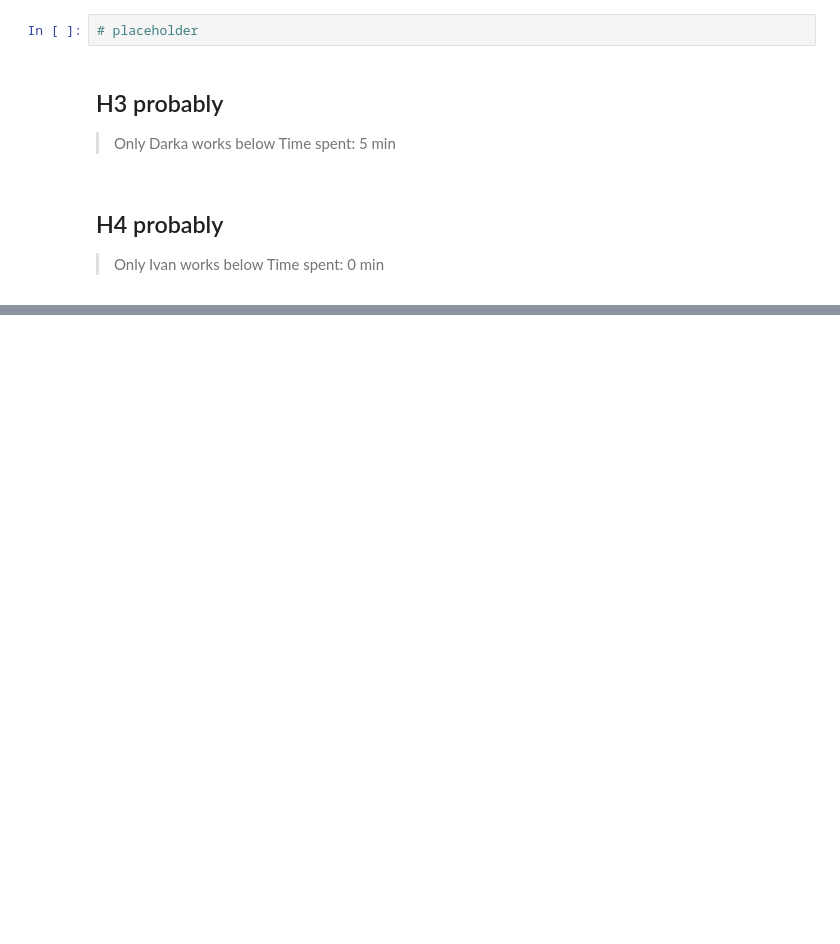
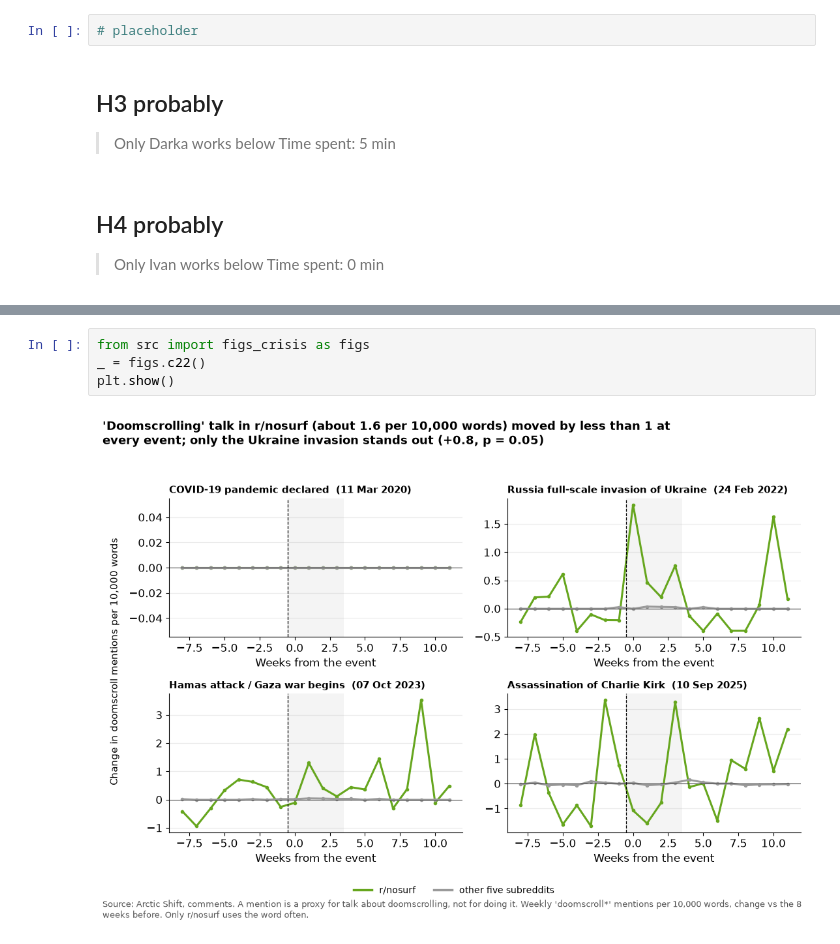
Before and after one commit to DanyloBeha/css-brainrot, a Jupyter notebook: exploratory-data-analysis/eda.ipynb, the cells around one changed output, grey strips where cells are left out. Saved outputs shown, nothing was run; the diff lists cells and outputs as text; blank space fills up the shorter version.

```diff
--- a/exploratory-data-analysis/eda.ipynb
+++ b/exploratory-data-analysis/eda.ipynb
@@ -44,0 +161,6 @@ Time spent: 0 min
+# %%
+from src import figs_crisis as figs
+_ = figs.c22()
+plt.show()
+# %% [output]
+[figure, added]
```
Also changed, not shown: parts of 35 cells of this notebook.
